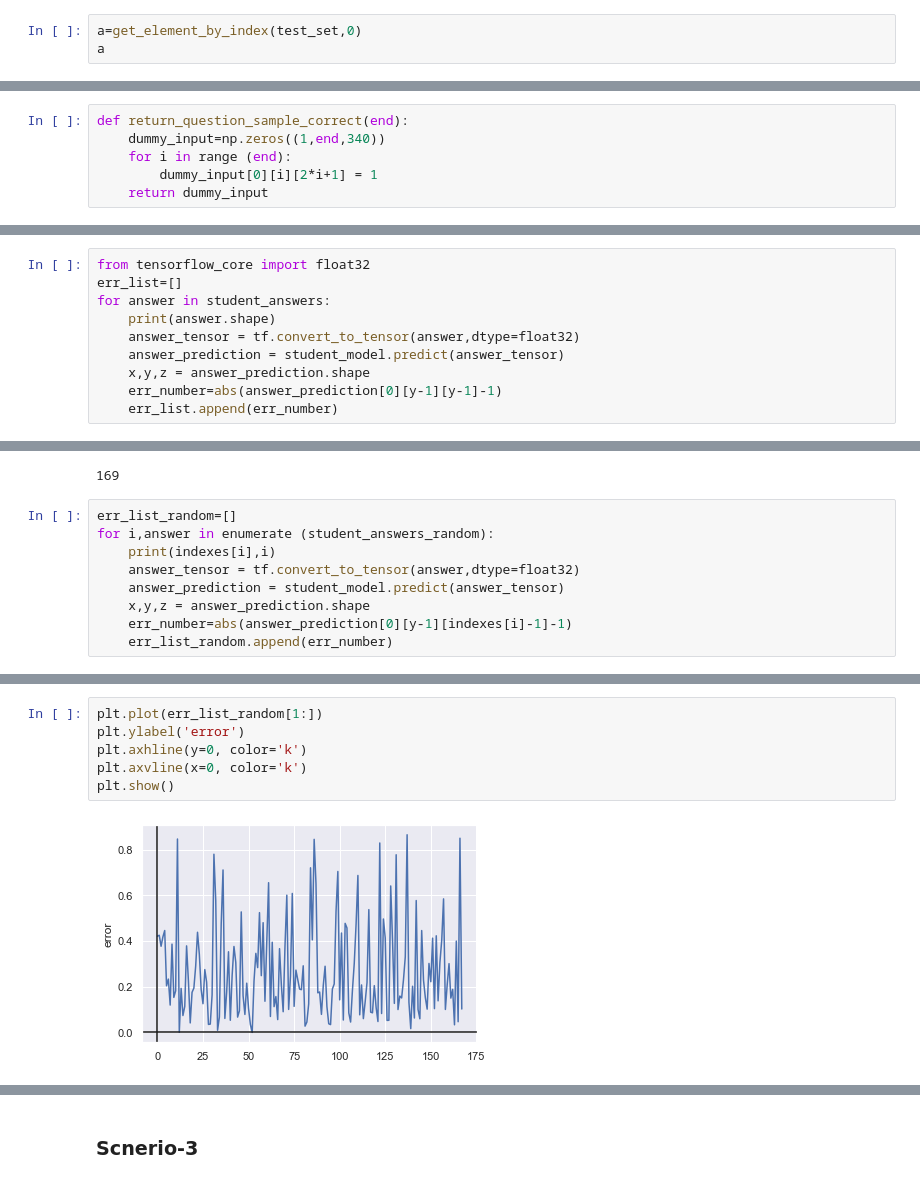
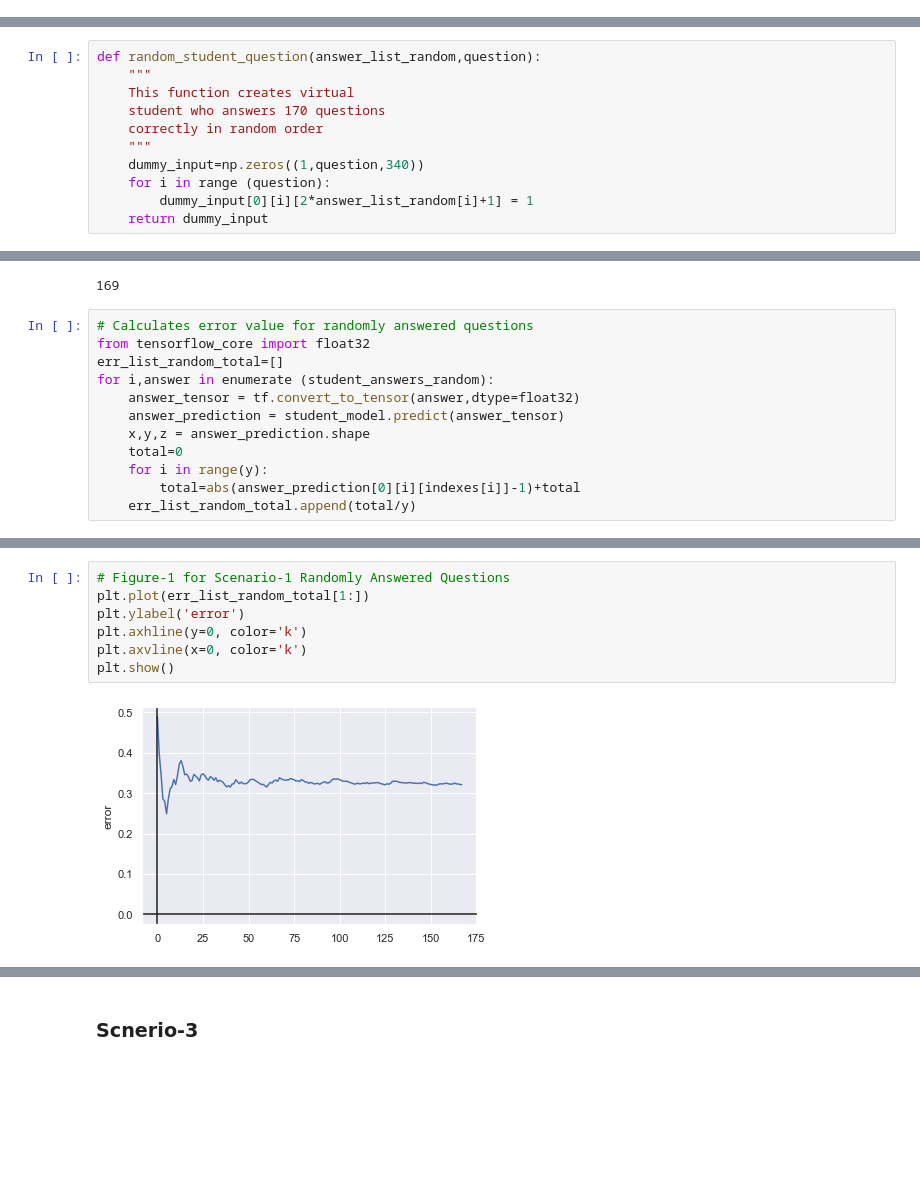
Before and after one commit to CemalYet/Modeling-Students-Knowledge-with-Neural-Approach-in-AI, a Jupyter notebook: examples/MOOC_170.ipynb, the cells around one changed output, grey strips where cells are left out. Saved outputs shown, nothing was run; the diff lists cells and outputs as text; blank space fills up the shorter version.

Commit message:
Update Error Graph and Add comment

```diff
--- a/examples/MOOC_170.ipynb
+++ b/examples/MOOC_170.ipynb
@@ -181,6 +159,3 @@ def get_element_by_index(data_set,candidate_index):
         if raw_index == candidate_index:
             candidate_desired = candidate
             return candidate_desired
-# %%
-a=get_element_by_index(test_set,0)
-a
@@ -384,6 +277,11 @@ array([[0.7532529 , 0.9722309 , 0.9140054 , ..., 0.59316874, 0.38260174,
 # %%
-def return_question_sample_correct(end):
-    dummy_input=np.zeros((1,end,340))
-    for i in range (end):
-        dummy_input[0][i][2*i+1] = 1
+def random_student_question(answer_list_random,question):
+    """
+    This function creates virtual
+    student who answers 170 questions
+    correctly in random order
+    """
+    dummy_input=np.zeros((1,question,340))
+    for i in range (question):
+        dummy_input[0][i][2*answer_list_random[i]+1] = 1
     return dummy_input
@@ -431,10 +287,0 @@ print(len(student_answers))
-# %%
-from tensorflow_core import float32
-err_list=[]
-for answer in student_answers:
-    print(answer.shape)
-    answer_tensor = tf.convert_to_tensor(answer,dtype=float32)
-    answer_prediction = student_model.predict(answer_tensor)
-    x,y,z = answer_prediction.shape
-    err_number=abs(answer_prediction[0][y-1][y-1]-1)
-    err_list.append(err_number)
@@ -559,11 +316,14 @@ print(len(student_answers_random))
 # %% [output]
 169
 # %%
-err_list_random=[]
+# Calculates error value for randomly answered questions
+from tensorflow_core import float32
+err_list_random_total=[]
 for i,answer in enumerate (student_answers_random):
-    print(indexes[i],i)
     answer_tensor = tf.convert_to_tensor(answer,dtype=float32)
     answer_prediction = student_model.predict(answer_tensor)
     x,y,z = answer_prediction.shape
-    err_number=abs(answer_prediction[0][y-1][indexes[i]-1]-1)
-    err_list_random.append(err_number)
+    total=0
+    for i in range(y):
+        total=abs(answer_prediction[0][i][indexes[i]]-1)+total
+    err_list_random_total.append(total/y)
@@ -608,8 +330,9 @@ err_list_random
 # %%
-plt.plot(err_list_random[1:])
+# Figure-1 for Scenario-1 Randomly Answered Questions
+plt.plot(err_list_random_total[1:])
 plt.ylabel('error')
 plt.axhline(y=0, color='k')
 plt.axvline(x=0, color='k')
 plt.show()
 # %% [output]
-[figure, old version]
+[figure, new version]
```
Also changed, not shown: parts of 113 cells of this notebook, 2 other files.
